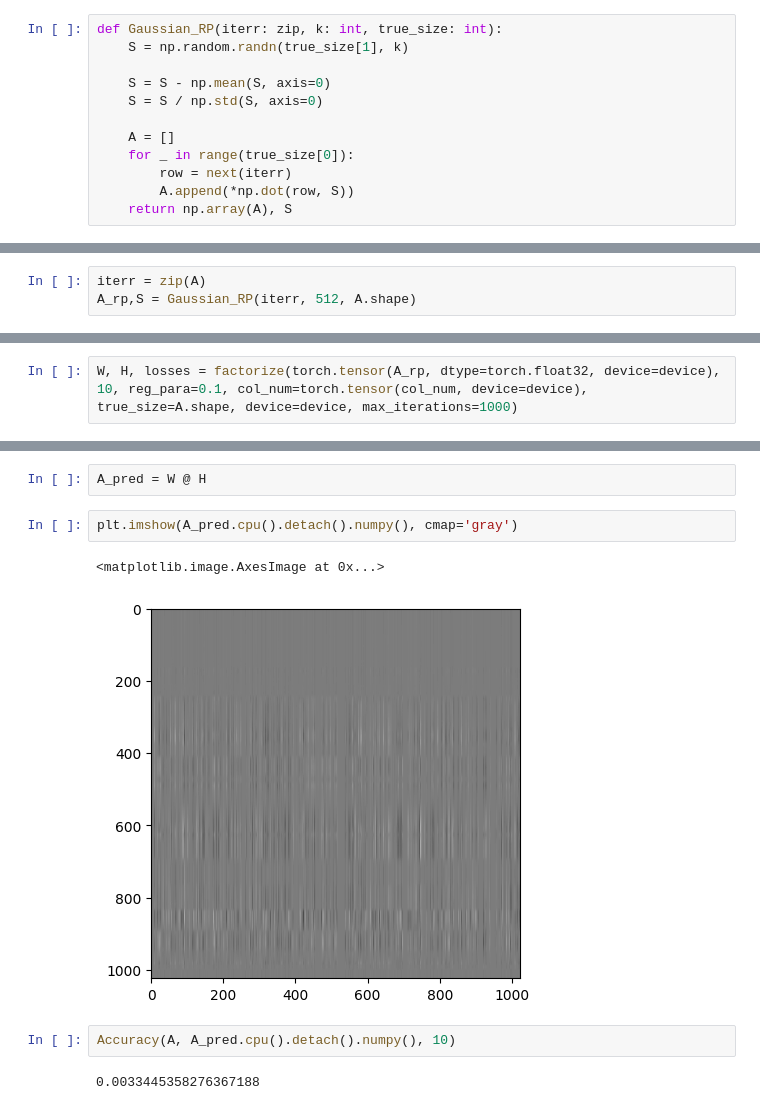
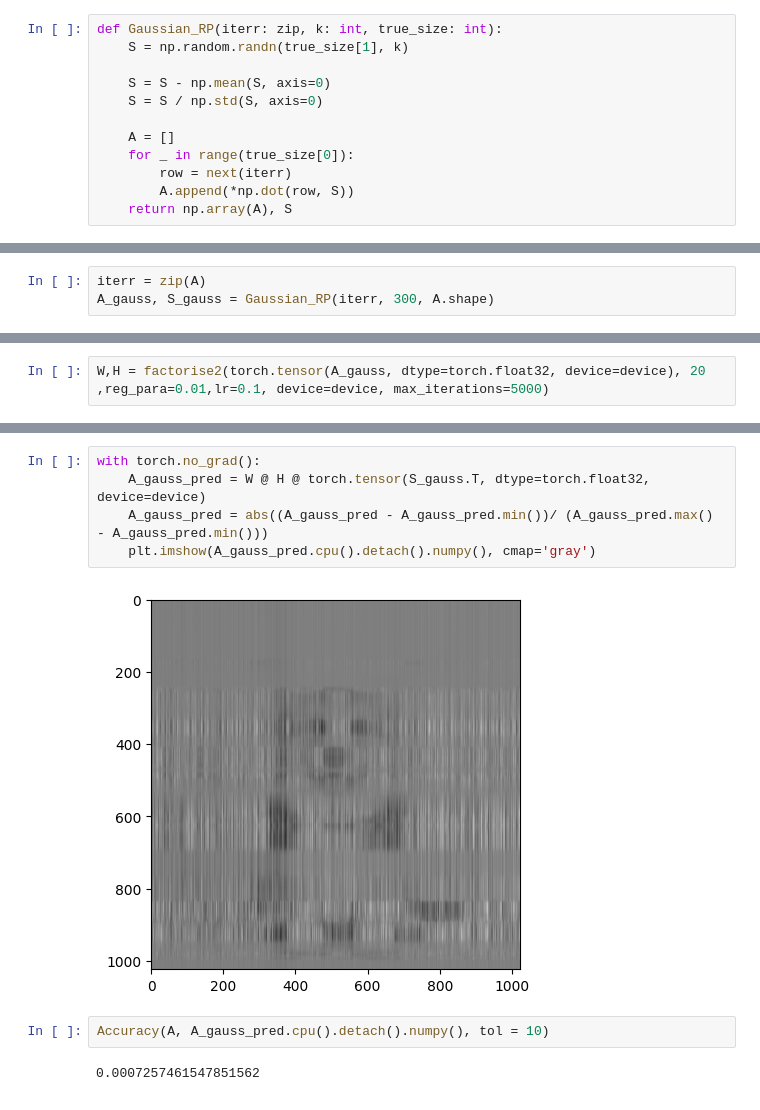
Before and after one commit to Hit2737/CS328_Intro_to_Data_Science_Project, a Jupyter notebook: file1.ipynb, the cells around one changed output, grey strips where cells are left out. Drawn from its saved outputs; the diff is of its cells as text.

```diff
--- a/file1.ipynb
+++ b/file1.ipynb
@@ -433,3 +444,3 @@ def Gaussian_RP(iterr: zip, k: int, true_size: int):
 # %%
 iterr = zip(A)
-A_rp,S = Gaussian_RP(iterr, 512, A.shape)
+A_gauss, S_gauss = Gaussian_RP(iterr, 300, A.shape)
@@ -440,3 +520,3 @@ A_rp.shape
 # %%
-W, H, losses = factorize(torch.tensor(A_rp, dtype=torch.float32, device=device), 10, reg_para=0.1, col_num=torch.tensor(col_num, device=device), true_size=A.shape, device=device, max_iterations=1000)
+W,H = factorise2(torch.tensor(A_gauss, dtype=torch.float32, device=device), 20 ,reg_para=0.01,lr=0.1, device=device, max_iterations=5000)
 # %% [output]
@@ -460,11 +540,11 @@ Iteration 999, Loss: 4787205.5
-# %%
-A_pred = W @ H
-# %%
-plt.imshow(A_pred.cpu().detach().numpy(), cmap='gray')
-# %% [output]
-<matplotlib.image.AxesImage at 0x...>
-[figure, removed]
+# %%
+with torch.no_grad():
+    A_gauss_pred = W @ H @ torch.tensor(S_gauss.T, dtype=torch.float32, device=device)
+    A_gauss_pred = abs((A_gauss_pred - A_gauss_pred.min())/ (A_gauss_pred.max() - A_gauss_pred.min()))
+    plt.imshow(A_gauss_pred.cpu().detach().numpy(), cmap='gray')
+# %% [output]
+[figure, added]
 # %%
-Accuracy(A, A_pred.cpu().detach().numpy(), 10)
+Accuracy(A, A_gauss_pred.cpu().detach().numpy(), tol = 10)
 # %% [output]
-0.0033445358276367188
+0.0007257461547851562
```
Also changed, not shown: parts of 18 cells of this notebook.
